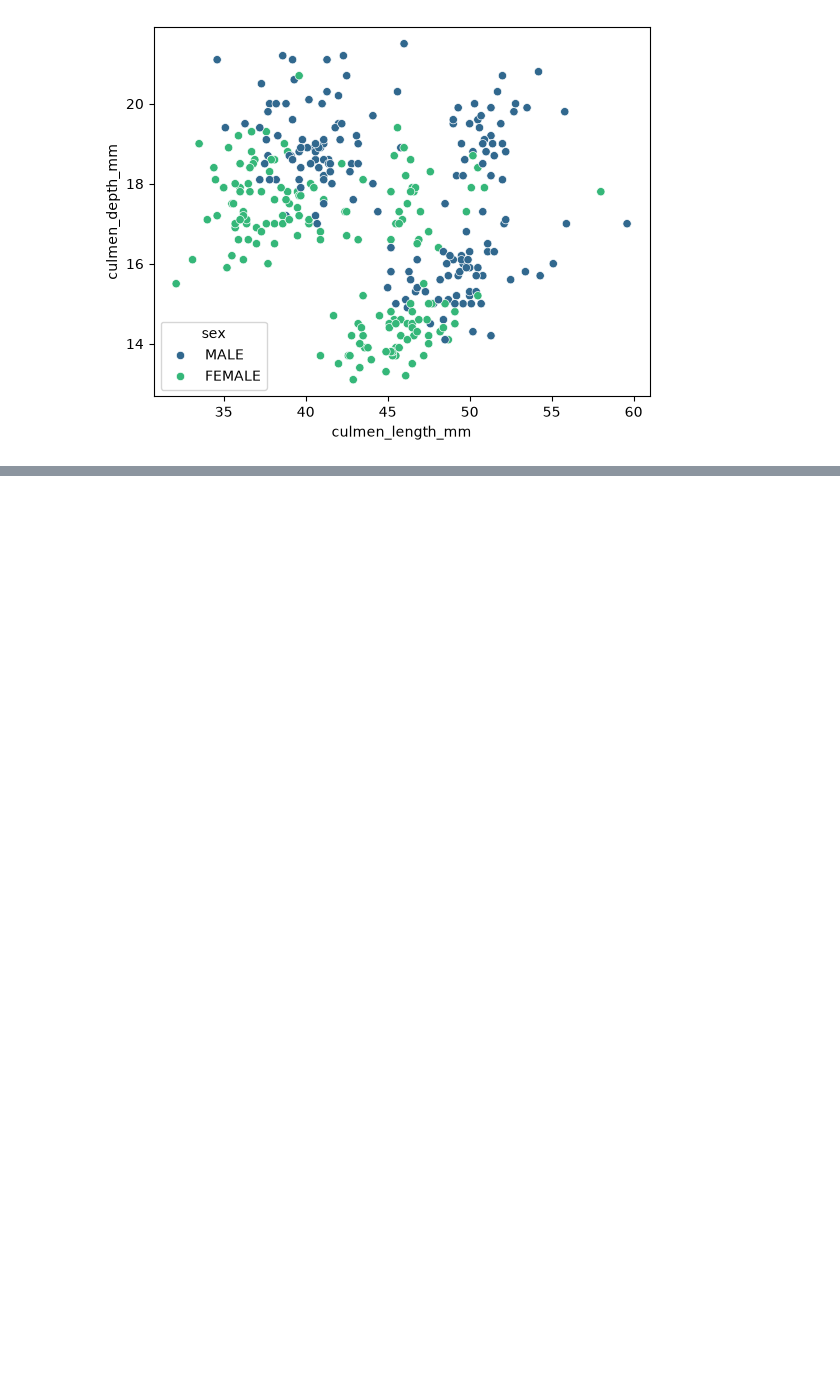
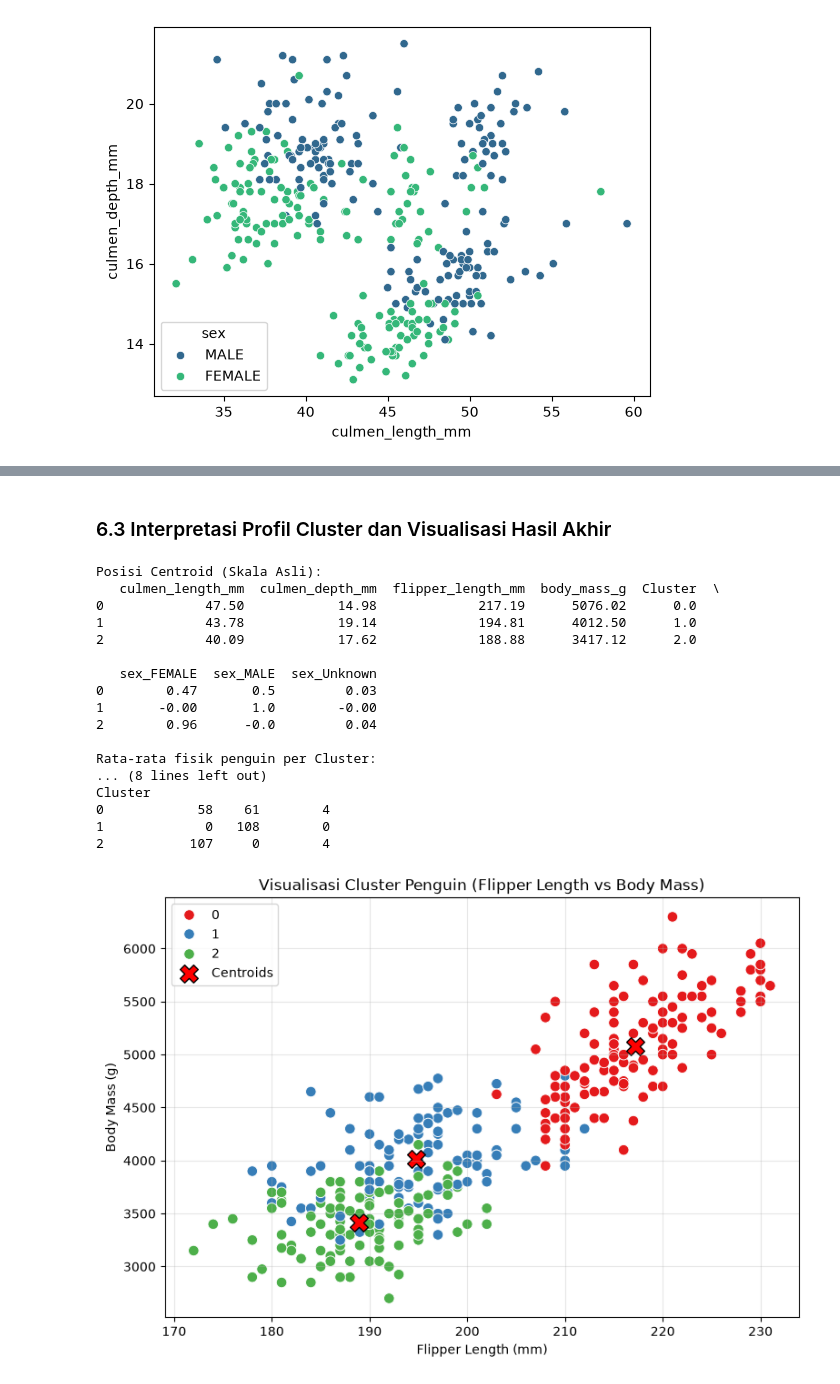
Before and after one commit to raplhy/Bootcamp-UBIG, a Jupyter notebook: Tugas15/Raw_Analysis.ipynb, the cells around one changed output, grey strips where cells are left out. Saved outputs shown, nothing was run; the diff lists cells and outputs as text; code cells hidden in the pictures; blank space fills up the shorter version.

```diff
--- a/Tugas15/Raw_Analysis.ipynb
+++ b/Tugas15/Raw_Analysis.ipynb
@@ -752,0 +403,8 @@ Berdasarkan rangkaian eksplorasi data, prapemrosesan, hingga pemodelan yang tela
+# %%
+np.random.seed(42)
+
+model_kmeans = KMeans(K=3, max_iters=100)
+df['Cluster'] = model_kmeans.predict(scaled_data)
+
+print("Jumlah anggota tiap cluster:")
+print(df['Cluster'].value_counts().sort_index())
@@ -752,0 +519,47 @@ Berdasarkan rangkaian eksplorasi data, prapemrosesan, hingga pemodelan yang tela
+# %% [markdown]
+### 6.3 Interpretasi Profil Cluster dan Visualisasi Hasil Akhir
+# %%
+centroids_scaled = np.array(model_kmeans.centroids)
+centroids_asli = (centroids_scaled * std_x.values) + mean_x.values
+df_centroids = pd.DataFrame(centroids_asli, columns=X.columns)
+
+print("Posisi Centroid (Skala Asli):")
+print(df_centroids.round(2))
+
+print("\nRata-rata fisik penguin per Cluster:")
+print(df.groupby('Cluster')[kolom_numerik].mean().round(2))
+
+print("\nSebaran jenis kelamin per Cluster:")
+print(pd.crosstab(df['Cluster'], df['sex']))
+
+plt.figure(figsize=(9, 6))
+sns.scatterplot(data=df, x='flipper_length_mm', y='body_mass_g', hue='Cluster', palette='Set1', s=70)
+
+plt.scatter(df_centroids['flipper_length_mm'], df_centroids['body_mass_g'],
+            marker='X', color='red', s=200, edgecolor='black', label='Centroids')
+
+plt.title('Visualisasi Cluster Penguin (Flipper Length vs Body Mass)')
+plt.xlabel('Flipper Length (mm)')
+plt.ylabel('Body Mass (g)')
+plt.legend()
+plt.grid(True, alpha=0.3)
+plt.show()
+# %% [output]
+Posisi Centroid (Skala Asli):
+   culmen_length_mm  culmen_depth_mm  flipper_length_mm  body_mass_g  Cluster  \
+0             47.50            14.98             217.19      5076.02      0.0
+1             43.78            19.14             194.81      4012.50      1.0
+2             40.09            17.62             188.88      3417.12      2.0
+
+   sex_FEMALE  sex_MALE  sex_Unknown
+0        0.47       0.5         0.03
+1       -0.00       1.0        -0.00
+2        0.96      -0.0         0.04
+
+Rata-rata fisik penguin per Cluster:
+... (8 lines left out)
+Cluster
+0            58    61        4
+1             0   108        0
+2           107     0        4
+[figure, added]
```
Also changed, not shown: parts of 50 cells of this notebook, 2 other files.
